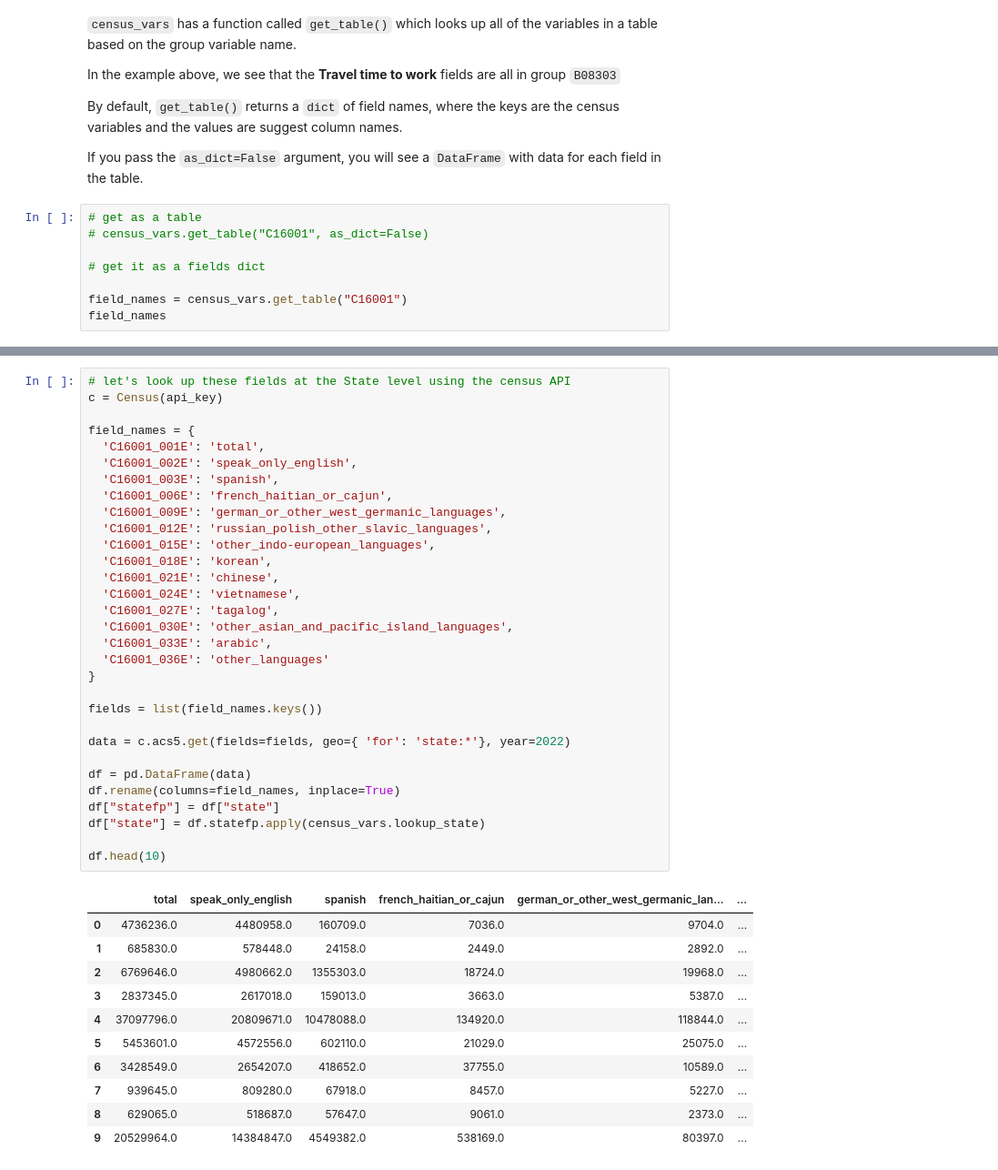
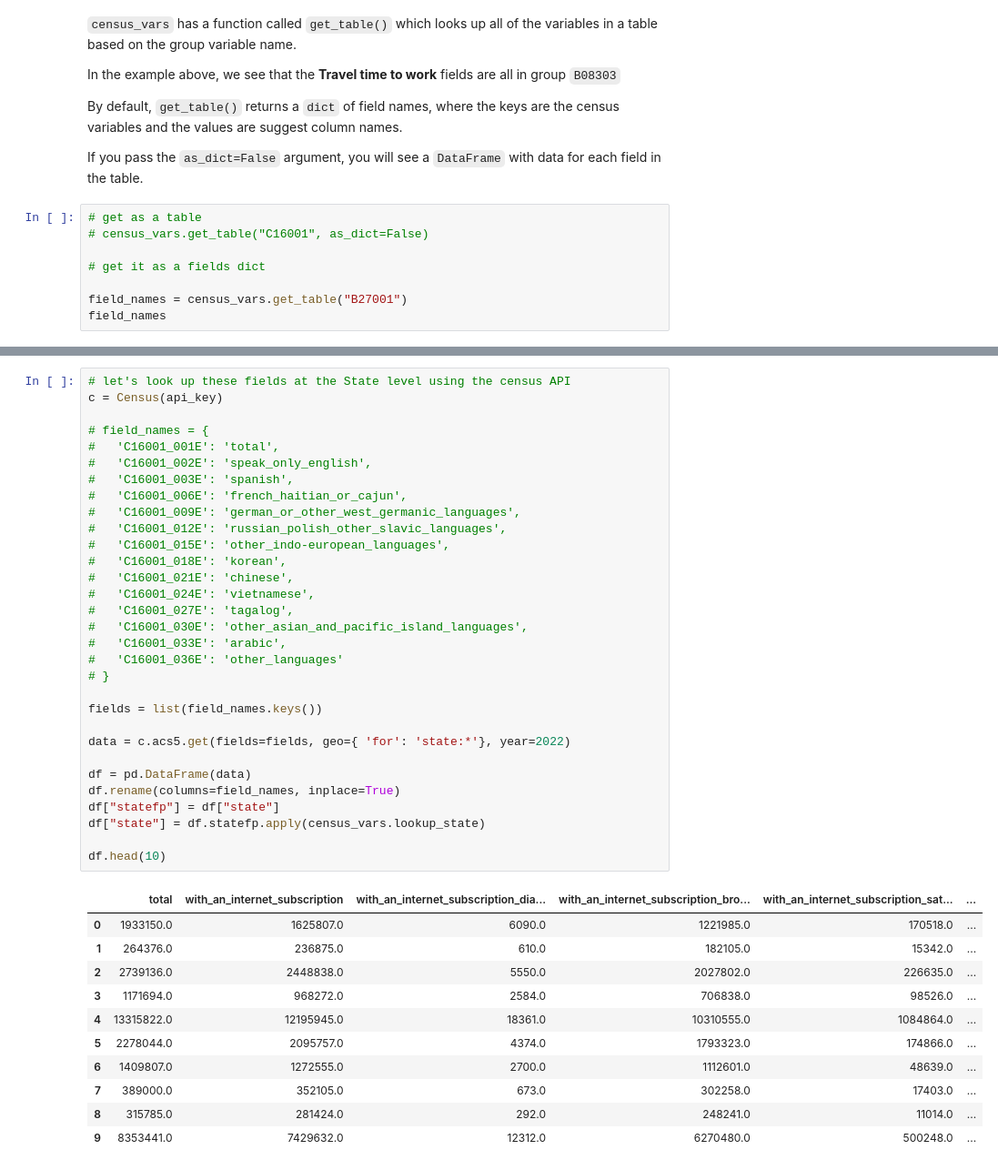
Before and after one commit to mcuringa/cartopy, a Jupyter notebook: notebooks/lab-8a-variable_search.ipynb, the cells around one changed output, grey strips where cells are left out. Shown at 91% size. Saved outputs shown, nothing was run; the diff lists cells and outputs as text.

```diff
--- a/notebooks/lab-8a-variable_search.ipynb
+++ b/notebooks/lab-8a-variable_search.ipynb
@@ -80,6 +80,6 @@ a `DataFrame` with data for each field in the table.
 
 # get it as a fields dict
 
-field_names = census_vars.get_table("C16001")
+field_names = census_vars.get_table("B27001")
 field_names
 # %% [output]
@@ -103,43 +103,43 @@ field_names
 # %%
 # let's look up these fields at the State level using the census API
 c = Census(api_key)
 
-field_names = {
-  'C16001_001E': 'total',
-  'C16001_002E': 'speak_only_english',
-  'C16001_003E': 'spanish',
-  'C16001_006E': 'french_haitian_or_cajun',
-  'C16001_009E': 'german_or_other_west_germanic_languages',
-  'C16001_012E': 'russian_polish_other_slavic_languages',
-  'C16001_015E': 'other_indo-european_languages',
-  'C16001_018E': 'korean',
-  'C16001_021E': 'chinese',
-  'C16001_024E': 'vietnamese',
-  'C16001_027E': 'tagalog',
-  'C16001_030E': 'other_asian_and_pacific_island_languages',
-  'C16001_033E': 'arabic',
-  'C16001_036E': 'other_languages'
-}
+# field_names = {
+#   'C16001_001E': 'total',
+#   'C16001_002E': 'speak_only_english',
+#   'C16001_003E': 'spanish',
+#   'C16001_006E': 'french_haitian_or_cajun',
+#   'C16001_009E': 'german_or_other_west_germanic_languages',
+#   'C16001_012E': 'russian_polish_other_slavic_languages',
+#   'C16001_015E': 'other_indo-european_languages',
+#   'C16001_018E': 'korean',
+#   'C16001_021E': 'chinese',
+#   'C16001_024E': 'vietnamese',
+#   'C16001_027E': 'tagalog',
+#   'C16001_030E': 'other_asian_and_pacific_island_languages',
+#   'C16001_033E': 'arabic',
+#   'C16001_036E': 'other_languages'
+# }
 
 fields = list(field_names.keys())
 
 data = c.acs5.get(fields=fields, geo={ 'for': 'state:*'}, year=2022)
 
 df = pd.DataFrame(data)
 df.rename(columns=field_names, inplace=True)
 df["statefp"] = df["state"]
 df["state"] = df.statefp.apply(census_vars.lookup_state)
 
 df.head(10)
 # %% [output]
-|  | total | speak_only_english | spanish | french_haitian_or_cajun | german_or_other_west_germanic_lan... | ... |
-| 0 | 4736236.0 | 4480958.0 | 160709.0 | 7036.0 | 9704.0 | ... |
-| 1 | 685830.0 | 578448.0 | 24158.0 | 2449.0 | 2892.0 | ... |
-| 2 | 6769646.0 | 4980662.0 | 1355303.0 | 18724.0 | 19968.0 | ... |
-| 3 | 2837345.0 | 2617018.0 | 159013.0 | 3663.0 | 5387.0 | ... |
-| 4 | 37097796.0 | 20809671.0 | 10478088.0 | 134920.0 | 118844.0 | ... |
-| 5 | 5453601.0 | 4572556.0 | 602110.0 | 21029.0 | 25075.0 | ... |
-| 6 | 3428549.0 | 2654207.0 | 418652.0 | 37755.0 | 10589.0 | ... |
-| 7 | 939645.0 | 809280.0 | 67918.0 | 8457.0 | 5227.0 | ... |
-| 8 | 629065.0 | 518687.0 | 57647.0 | 9061.0 | 2373.0 | ... |
-| 9 | 20529964.0 | 14384847.0 | 4549382.0 | 538169.0 | 80397.0 | ... |
+|  | total | with_an_internet_subscription | with_an_internet_subscription_dia... | with_an_internet_subscription_bro... | with_an_internet_subscription_sat... | ... |
+| 0 | 1933150.0 | 1625807.0 | 6090.0 | 1221985.0 | 170518.0 | ... |
+| 1 | 264376.0 | 236875.0 | 610.0 | 182105.0 | 15342.0 | ... |
+| 2 | 2739136.0 | 2448838.0 | 5550.0 | 2027802.0 | 226635.0 | ... |
+| 3 | 1171694.0 | 968272.0 | 2584.0 | 706838.0 | 98526.0 | ... |
+| 4 | 13315822.0 | 12195945.0 | 18361.0 | 10310555.0 | 1084864.0 | ... |
+| 5 | 2278044.0 | 2095757.0 | 4374.0 | 1793323.0 | 174866.0 | ... |
+| 6 | 1409807.0 | 1272555.0 | 2700.0 | 1112601.0 | 48639.0 | ... |
+| 7 | 389000.0 | 352105.0 | 673.0 | 302258.0 | 17403.0 | ... |
+| 8 | 315785.0 | 281424.0 | 292.0 | 248241.0 | 11014.0 | ... |
+| 9 | 8353441.0 | 7429632.0 | 12312.0 | 6270480.0 | 500248.0 | ... |
```
Also changed, not shown: parts of 1 cell of this notebook, 4 other files.
